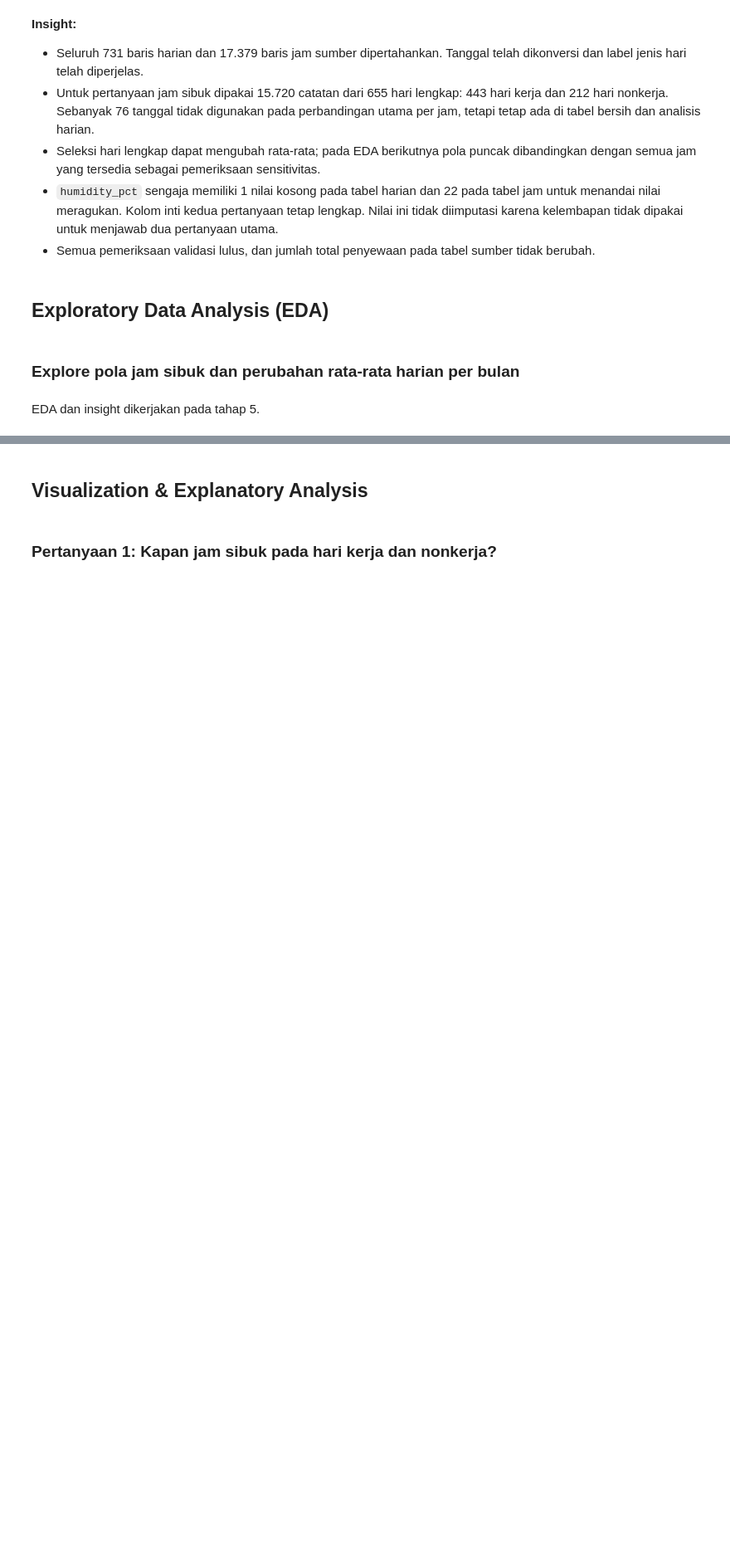
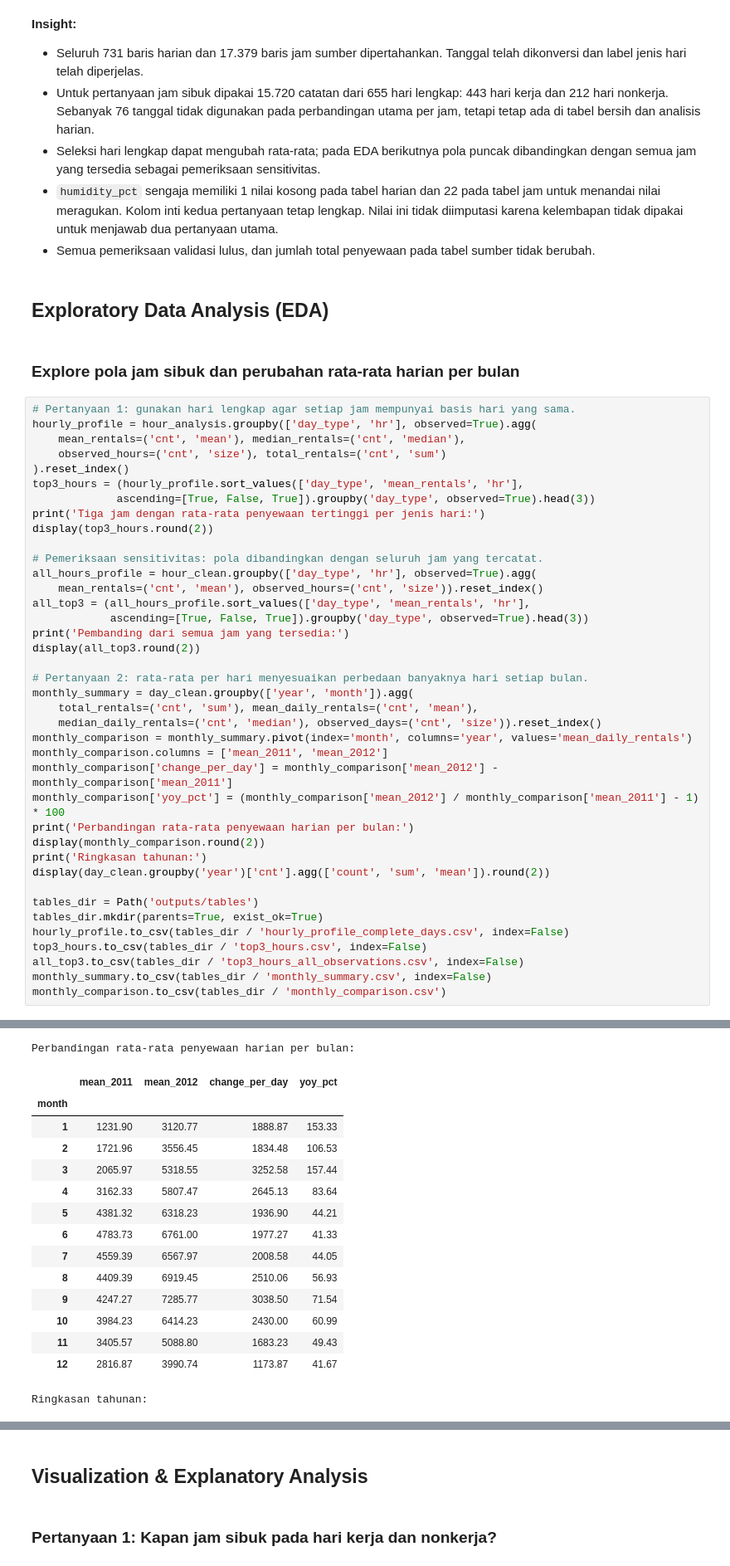
Before and after one commit to tatavvaka/Bike-Sharing-Analysis, a Jupyter notebook: notebook.ipynb, the cells around one changed output, grey strips where cells are left out. Shown at 83% size. Cells and saved outputs as stored; diff of their text form; blank space fills up the shorter version.

```diff
--- a/notebook.ipynb
+++ b/notebook.ipynb
@@ -383,5 +387,43 @@ Kelembapan ditandai meragukan: 1 hari dan 22 jam
 ## Exploratory Data Analysis (EDA)
 # %% [markdown]
 ### Explore pola jam sibuk dan perubahan rata-rata harian per bulan
-# %% [markdown]
-EDA dan insight dikerjakan pada tahap 5.
+# %%
+# Pertanyaan 1: gunakan hari lengkap agar setiap jam mempunyai basis hari yang sama.
+hourly_profile = hour_analysis.groupby(['day_type', 'hr'], observed=True).agg(
+    mean_rentals=('cnt', 'mean'), median_rentals=('cnt', 'median'),
+    observed_hours=('cnt', 'size'), total_rentals=('cnt', 'sum')
+).reset_index()
+top3_hours = (hourly_profile.sort_values(['day_type', 'mean_rentals', 'hr'],
+             ascending=[True, False, True]).groupby('day_type', observed=True).head(3))
+print('Tiga jam dengan rata-rata penyewaan tertinggi per jenis hari:')
+display(top3_hours.round(2))
+
+# Pemeriksaan sensitivitas: pola dibandingkan dengan seluruh jam yang tercatat.
+all_hours_profile = hour_clean.groupby(['day_type', 'hr'], observed=True).agg(
+    mean_rentals=('cnt', 'mean'), observed_hours=('cnt', 'size')).reset_index()
+all_top3 = (all_hours_profile.sort_values(['day_type', 'mean_rentals', 'hr'],
+            ascending=[True, False, True]).groupby('day_type', observed=True).head(3))
+print('Pembanding dari semua jam yang tersedia:')
+display(all_top3.round(2))
+
+# Pertanyaan 2: rata-rata per hari menyesuaikan perbedaan banyaknya hari setiap bulan.
+monthly_summary = day_clean.groupby(['year', 'month']).agg(
+    total_rentals=('cnt', 'sum'), mean_daily_rentals=('cnt', 'mean'),
+    median_daily_rentals=('cnt', 'median'), observed_days=('cnt', 'size')).reset_index()
+monthly_comparison = monthly_summary.pivot(index='month', columns='year', values='mean_daily_rentals')
+monthly_comparison.columns = ['mean_2011', 'mean_2012']
+monthly_comparison['change_per_day'] = monthly_comparison['mean_2012'] - monthly_comparison['mean_2011']
+monthly_comparison['yoy_pct'] = (monthly_comparison['mean_2012'] / monthly_comparison['mean_2011'] - 1) * 100
+print('Perbandingan rata-rata penyewaan harian per bulan:')
+display(monthly_comparison.round(2))
+print('Ringkasan tahunan:')
+display(day_clean.groupby('year')['cnt'].agg(['count', 'sum', 'mean']).round(2))
+
+tables_dir = Path('outputs/tables')
+tables_dir.mkdir(parents=True, exist_ok=True)
+hourly_profile.to_csv(tables_dir / 'hourly_profile_complete_days.csv', index=False)
+top3_hours.to_csv(tables_dir / 'top3_hours.csv', index=False)
+all_top3.to_csv(tables_dir / 'top3_hours_all_observations.csv', index=False)
+monthly_summary.to_csv(tables_dir / 'monthly_summary.csv', index=False)
+monthly_comparison.to_csv(tables_dir / 'monthly_comparison.csv')
+# %% [output]
@@ -387,0 +446,16 @@ EDA dan insight dikerjakan pada tahap 5.
+Perbandingan rata-rata penyewaan harian per bulan:
+|  | mean_2011 | mean_2012 | change_per_day | yoy_pct |
+| month |  |  |  |  |
+| 1 | 1231.90 | 3120.77 | 1888.87 | 153.33 |
+| 2 | 1721.96 | 3556.45 | 1834.48 | 106.53 |
+| 3 | 2065.97 | 5318.55 | 3252.58 | 157.44 |
+| 4 | 3162.33 | 5807.47 | 2645.13 | 83.64 |
+| 5 | 4381.32 | 6318.23 | 1936.90 | 44.21 |
+| 6 | 4783.73 | 6761.00 | 1977.27 | 41.33 |
+| 7 | 4559.39 | 6567.97 | 2008.58 | 44.05 |
+| 8 | 4409.39 | 6919.45 | 2510.06 | 56.93 |
+| 9 | 4247.27 | 7285.77 | 3038.50 | 71.54 |
+| 10 | 3984.23 | 6414.23 | 2430.00 | 60.99 |
+| 11 | 3405.57 | 5088.80 | 1683.23 | 49.43 |
+| 12 | 2816.87 | 3990.74 | 1173.87 | 41.67 |
+Ringkasan tahunan:
```
Also changed, not shown: parts of 12 cells of this notebook, 10 other files.
